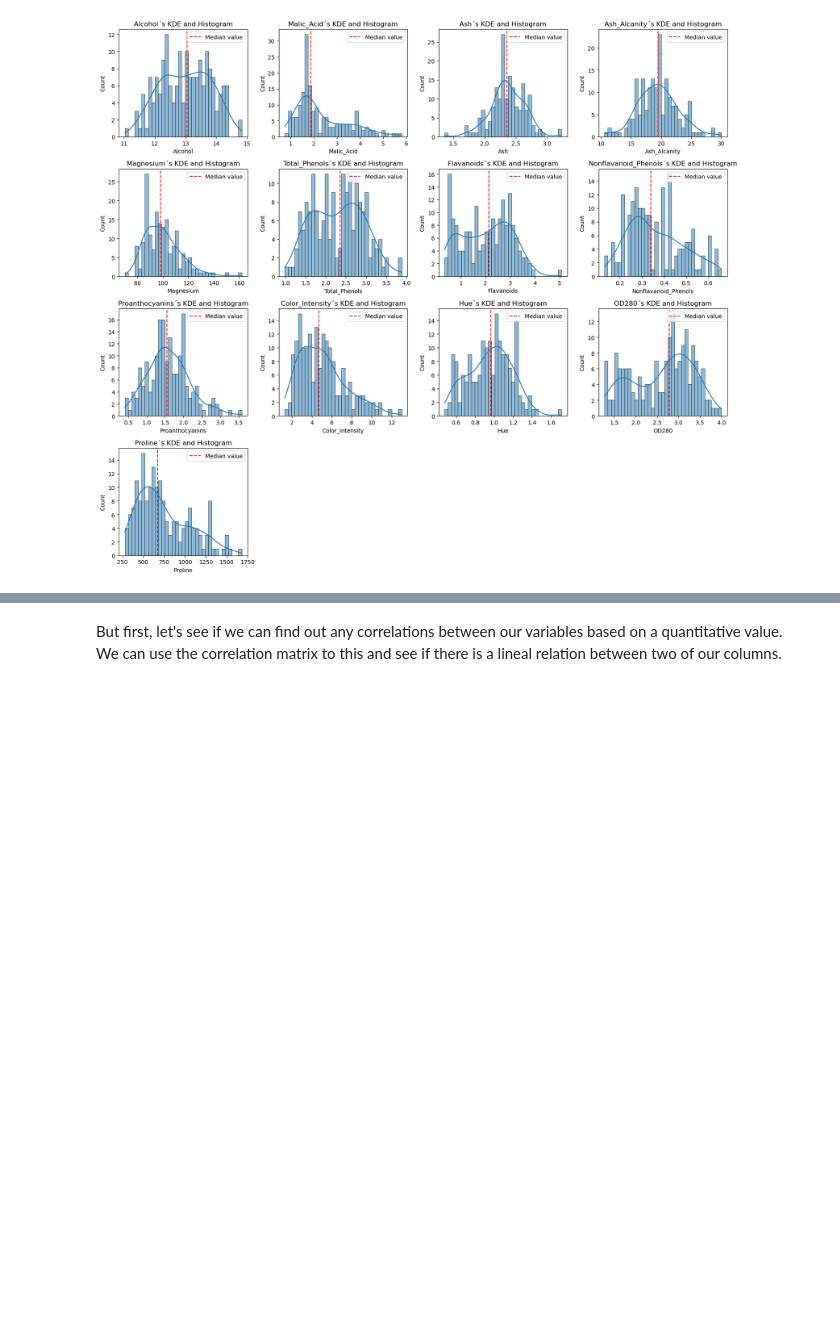
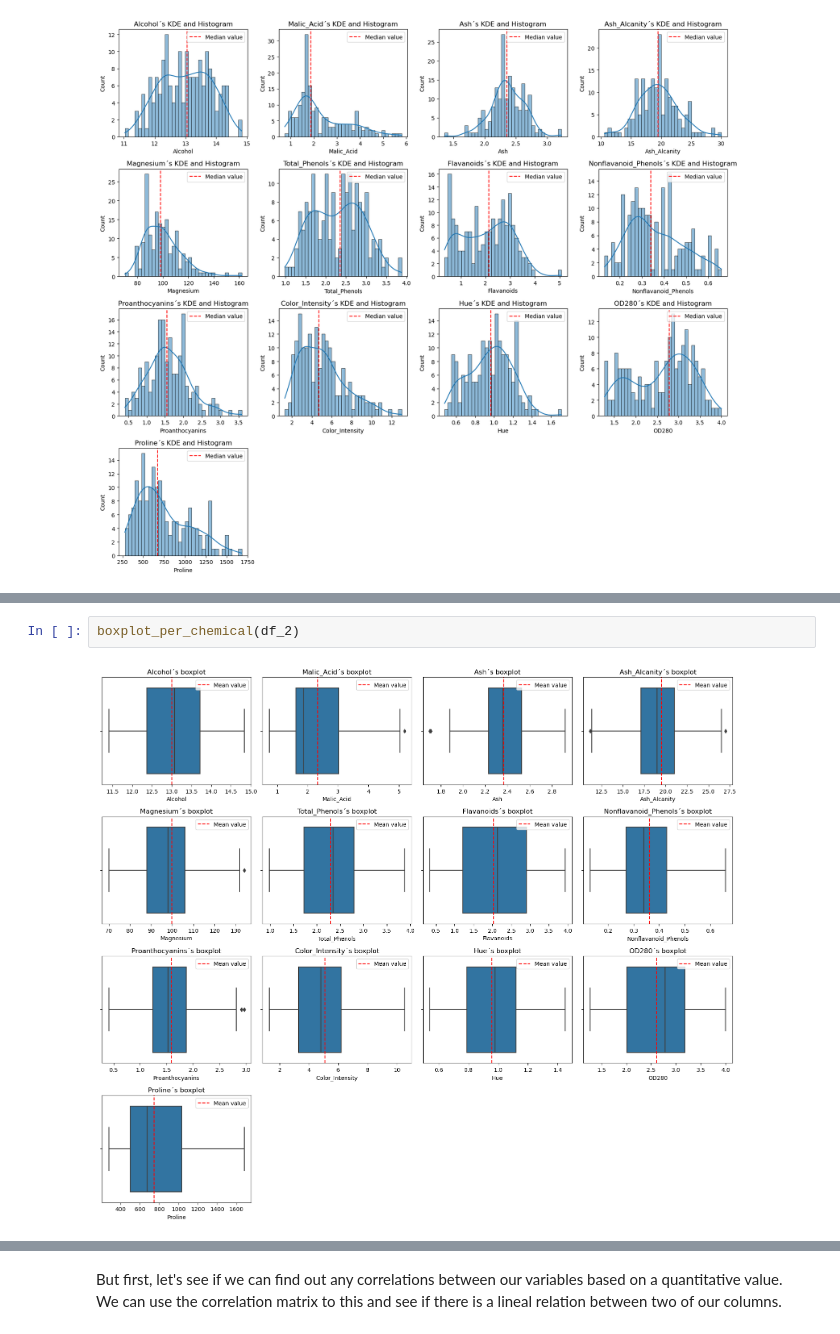
Before and after one commit to martincalsina/Wine-Chemical-Analysis, a Jupyter notebook: Wine Analysis.ipynb, the cells around one changed output, grey strips where cells are left out. Cells and saved outputs as stored; diff of their text form; blank space fills up the shorter version.

```diff
--- a/Wine Analysis.ipynb
+++ b/Wine Analysis.ipynb
@@ -248,0 +316,4 @@ Something more interesting happens with the Total Phenois, Flavonoids and OD280'
+# %%
+boxplot_per_chemical(df_2)
+# %% [output]
+[figure, added]
```
Also changed, not shown: parts of 35 cells of this notebook.
